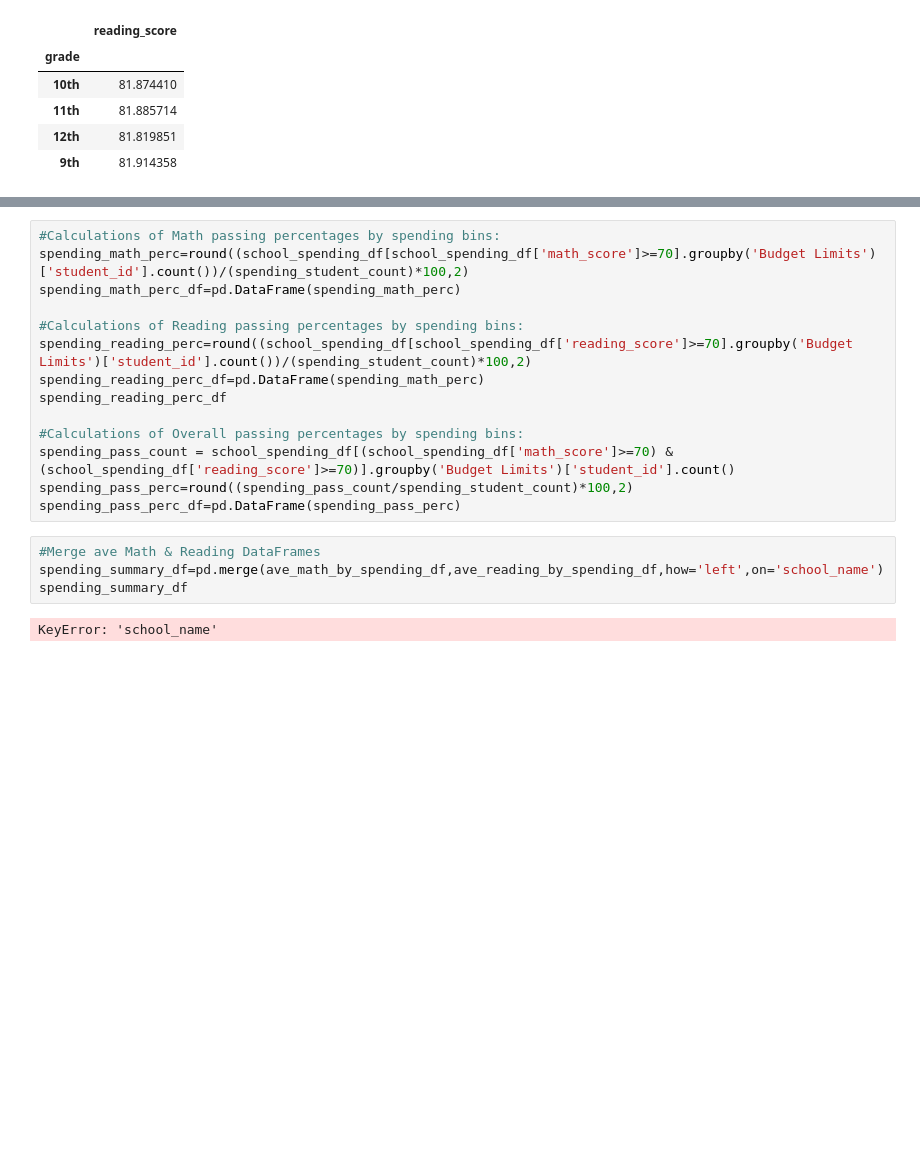
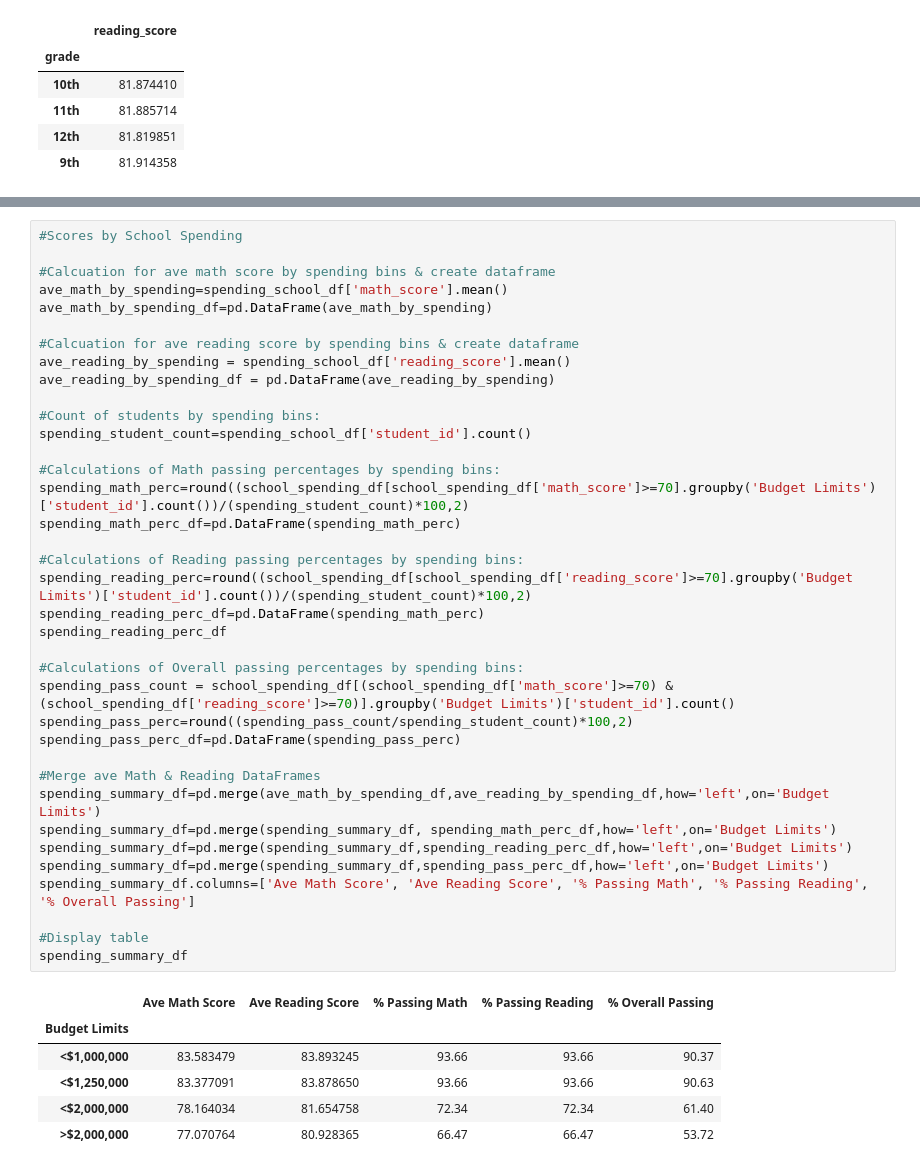
Before and after one commit to rketchum95/pandas-challenge, a Jupyter notebook: PyCitySchools/Main.ipynb, the cells around one changed output, grey strips where cells are left out. Drawn from its saved outputs; the diff is of its cells as text; blank space fills up the shorter version.

```diff
--- a/PyCitySchools/Main.ipynb
+++ b/PyCitySchools/Main.ipynb
@@ -234,20 +238,44 @@ spending_student_count=spending_school_df['student_id'].count()
 # %%
+#Scores by School Spending
+
+#Calcuation for ave math score by spending bins & create dataframe
+ave_math_by_spending=spending_school_df['math_score'].mean()
+ave_math_by_spending_df=pd.DataFrame(ave_math_by_spending)
+
+#Calcuation for ave reading score by spending bins & create dataframe
+ave_reading_by_spending = spending_school_df['reading_score'].mean()
+ave_reading_by_spending_df = pd.DataFrame(ave_reading_by_spending)
+
+#Count of students by spending bins:
+spending_student_count=spending_school_df['student_id'].count()
+
 #Calculations of Math passing percentages by spending bins:
 spending_math_perc=round((school_spending_df[school_spending_df['math_score']>=70].groupby('Budget Limits')['student_id'].count())/(spending_student_count)*100,2)
 spending_math_perc_df=pd.DataFrame(spending_math_perc)
 
 #Calculations of Reading passing percentages by spending bins:
 spending_reading_perc=round((school_spending_df[school_spending_df['reading_score']>=70].groupby('Budget Limits')['student_id'].count())/(spending_student_count)*100,2)
 spending_reading_perc_df=pd.DataFrame(spending_math_perc)
 spending_reading_perc_df
 
 #Calculations of Overall passing percentages by spending bins:
 spending_pass_count = school_spending_df[(school_spending_df['math_score']>=70) & (school_spending_df['reading_score']>=70)].groupby('Budget Limits')['student_id'].count()
 spending_pass_perc=round((spending_pass_count/spending_student_count)*100,2)
 spending_pass_perc_df=pd.DataFrame(spending_pass_perc)
+
+#Merge ave Math & Reading DataFrames
+spending_summary_df=pd.merge(ave_math_by_spending_df,ave_reading_by_spending_df,how='left',on='Budget Limits')
+spending_summary_df=pd.merge(spending_summary_df, spending_math_perc_df,how='left',on='Budget Limits')
+spending_summary_df=pd.merge(spending_summary_df,spending_reading_perc_df,how='left',on='Budget Limits')
+spending_summary_df=pd.merge(spending_summary_df,spending_pass_perc_df,how='left',on='Budget Limits')
+spending_summary_df.columns=['Ave Math Score', 'Ave Reading Score', '% Passing Math', '% Passing Reading', '% Overall Passing']
+
+#Display table
+spending_summary_df
+# %% [output]
+|  | Ave Math Score | Ave Reading Score | % Passing Math | % Passing Reading | % Overall Passing |
+| Budget Limits |  |  |  |  |  |
+| <$1,000,000 | 83.583479 | 83.893245 | 93.66 | 93.66 | 90.37 |
+| <$1,250,000 | 83.377091 | 83.878650 | 93.66 | 93.66 | 90.63 |
+| <$2,000,000 | 78.164034 | 81.654758 | 72.34 | 72.34 | 61.40 |
+| >$2,000,000 | 77.070764 | 80.928365 | 66.47 | 66.47 | 53.72 |
-# %%
-#Merge ave Math & Reading DataFrames
-spending_summary_df=pd.merge(ave_math_by_spending_df,ave_reading_by_spending_df,how='left',on='school_name')
-spending_summary_df
-# %% [output]
-KeyError: 'school_name'
```
Also changed, not shown: parts of 3 cells of this notebook.
